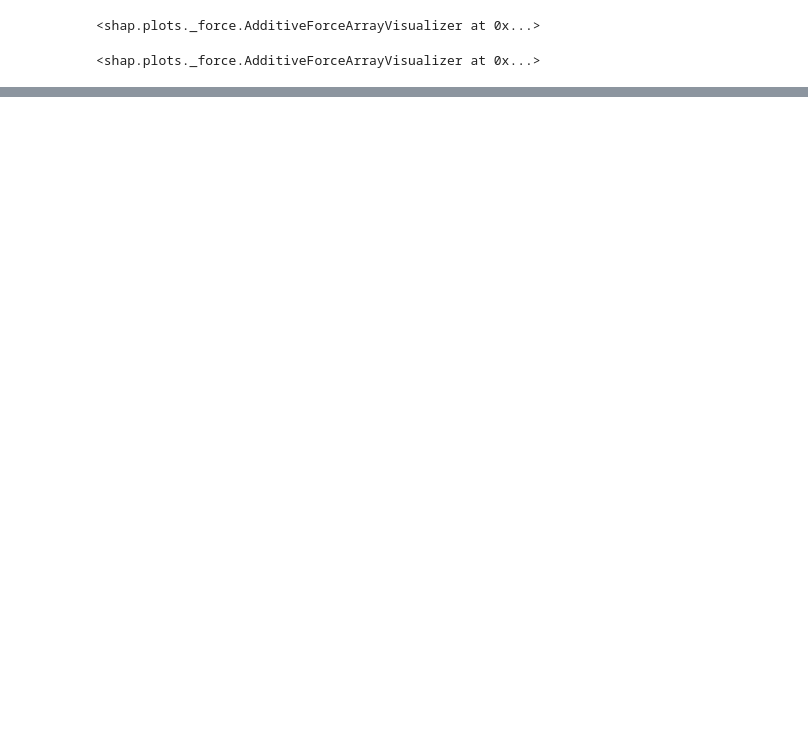
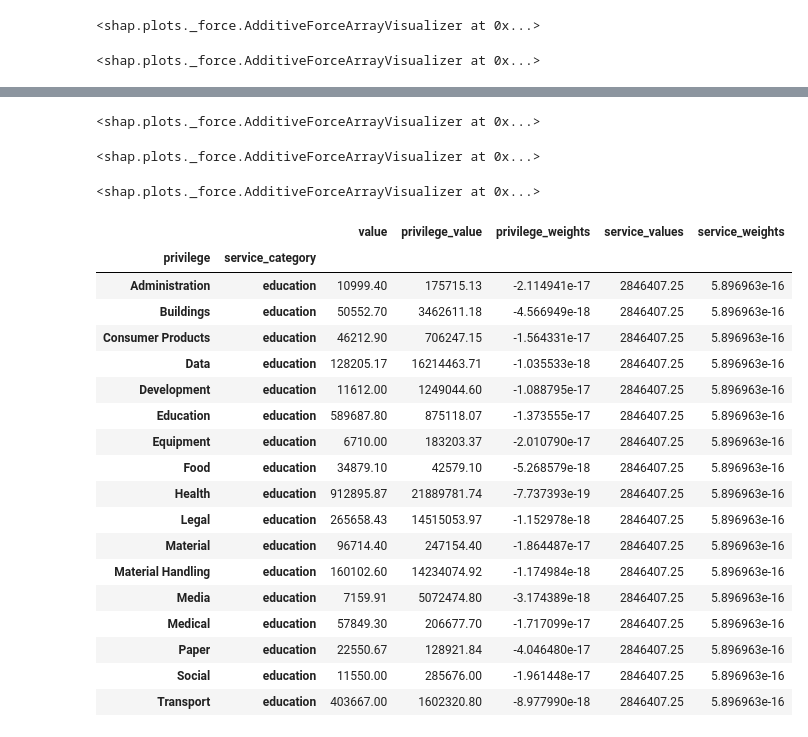
Before and after one commit to Journal-AI/privilege-networks, a Jupyter notebook: Privilege-Networks.ipynb, the cells around one changed output, grey strips where cells are left out. Saved outputs shown, nothing was run; the diff lists cells and outputs as text; code cells hidden in the pictures; blank space fills up the shorter version.

```diff
--- a/Privilege-Networks.ipynb
+++ b/Privilege-Networks.ipynb
@@ -197,0 +237,29 @@ shap.force_plot(explainer.expected_value[4], shap_values[4])
+# %%
+s = cvx.Variable(service_data.values.shape[0])
+p = cvx.Variable(privilege_data.values.shape[0])
+
+service = cvx.matmul(s, service_data.values[:,0])
+privilege = cvx.matmul(p, privilege_data.values[:,0])
+
+# SPECTRUM
+NORMAL_CENTER=1e30
+NORMAL_STD=10
+
+# equalize the DMUs
+dmu_s = np.random.normal(NORMAL_CENTER, NORMAL_STD, service_data.values.shape[0])
+dmu_p = np.random.normal(NORMAL_CENTER, NORMAL_STD, privilege_data.values.shape[0])
+
+# objective function
+objective = cvx.Maximize(service)
+
+# constraints
+constraints = [cvx.matmul(s, dmu_s) - cvx.matmul(p, dmu_p) <= 0, privilege == 1, s >= 0, p >= 0]
+
+# use cvxpy to solve the objective
+problem = cvx.Problem(objective, constraints).solve(verbose=False, solver=cvx.SCS, max_iters=500)
+
+print(f_oneway(privilege_data.values[:,0], service_data.values[:,0]))
+print(ttest_ind(privilege_data.values[:,0], service_data.values[:,0]))
+print(chisquare(dmu_s/dmu_s.max(), service_data.values[:,0]/service_data.values.max()))
+
+print(chisquare(dmu_p/dmu_p.max(), privilege_data.values[:,0]/privilege_data.values.max()))
@@ -197,0 +295,14 @@ shap.force_plot(explainer.expected_value[4], shap_values[4])
+# %%
+privilege_data['privilege_weights'] = p.value
+service_data['service_weights'] = s.value
+privilege_data.columns.values[0] = 'privilege_value'
+service_data.columns.values[0] = 'service_values'
+input_data_new = input_data.join(privilege_data, on='privilege', how='inner')
+input_data_new = input_data_new.join(service_data, on='service_category', how='inner')
+# %%
+X = pd.get_dummies(input_data_new)
+y = np.array(input_data_new.index.values.tolist())[:,1]
+X_train, X_test, y_train, y_test = train_test_split(X, y, test_size=0.2, random_state=24)
+rftree = sklearn.tree.DecisionTreeClassifier(random_state=42)
+rftree.fit(X_train, y_train.flatten())
+rftree.score(X_test, y_test.flatten())
@@ -197,0 +320,34 @@ shap.force_plot(explainer.expected_value[4], shap_values[4])
+# %%
+shap.force_plot(explainer.expected_value[1], shap_values[1])
+# %% [output]
+<shap.plots._force.AdditiveForceArrayVisualizer at 0x...>
+# %%
+shap.force_plot(explainer.expected_value[2], shap_values[2])
+# %% [output]
+<shap.plots._force.AdditiveForceArrayVisualizer at 0x...>
+# %%
+shap.force_plot(explainer.expected_value[3], shap_values[3])
+# %% [output]
+<shap.plots._force.AdditiveForceArrayVisualizer at 0x...>
+# %%
+X.iloc[6:23,:]
+# %% [output]
+|  |  | value | privilege_value | privilege_weights | service_values | service_weights |
+| privilege | service_category |  |  |  |  |  |
+| Administration | education | 10999.40 | 175715.13 | -2.114941e-17 | 2846407.25 | 5.896963e-16 |
+| Buildings | education | 50552.70 | 3462611.18 | -4.566949e-18 | 2846407.25 | 5.896963e-16 |
+| Consumer Products | education | 46212.90 | 706247.15 | -1.564331e-17 | 2846407.25 | 5.896963e-16 |
+| Data | education | 128205.17 | 16214463.71 | -1.035533e-18 | 2846407.25 | 5.896963e-16 |
+| Development | education | 11612.00 | 1249044.60 | -1.088795e-17 | 2846407.25 | 5.896963e-16 |
+| Education | education | 589687.80 | 875118.07 | -1.373555e-17 | 2846407.25 | 5.896963e-16 |
+| Equipment | education | 6710.00 | 183203.37 | -2.010790e-17 | 2846407.25 | 5.896963e-16 |
+| Food | education | 34879.10 | 42579.10 | -5.268579e-18 | 2846407.25 | 5.896963e-16 |
+| Health | education | 912895.87 | 21889781.74 | -7.737393e-19 | 2846407.25 | 5.896963e-16 |
+| Legal | education | 265658.43 | 14515053.97 | -1.152978e-18 | 2846407.25 | 5.896963e-16 |
+| Material | education | 96714.40 | 247154.40 | -1.864487e-17 | 2846407.25 | 5.896963e-16 |
+| Material Handling | education | 160102.60 | 14234074.92 | -1.174984e-18 | 2846407.25 | 5.896963e-16 |
+| Media | education | 7159.91 | 5072474.80 | -3.174389e-18 | 2846407.25 | 5.896963e-16 |
+| Medical | education | 57849.30 | 206677.70 | -1.717099e-17 | 2846407.25 | 5.896963e-16 |
+| Paper | education | 22550.67 | 128921.84 | -4.046480e-17 | 2846407.25 | 5.896963e-16 |
+| Social | education | 11550.00 | 285676.00 | -1.961448e-17 | 2846407.25 | 5.896963e-16 |
+| Transport | education | 403667.00 | 1602320.80 | -8.977990e-18 | 2846407.25 | 5.896963e-16 |
```
Also changed, not shown: parts of 14 cells of this notebook.
